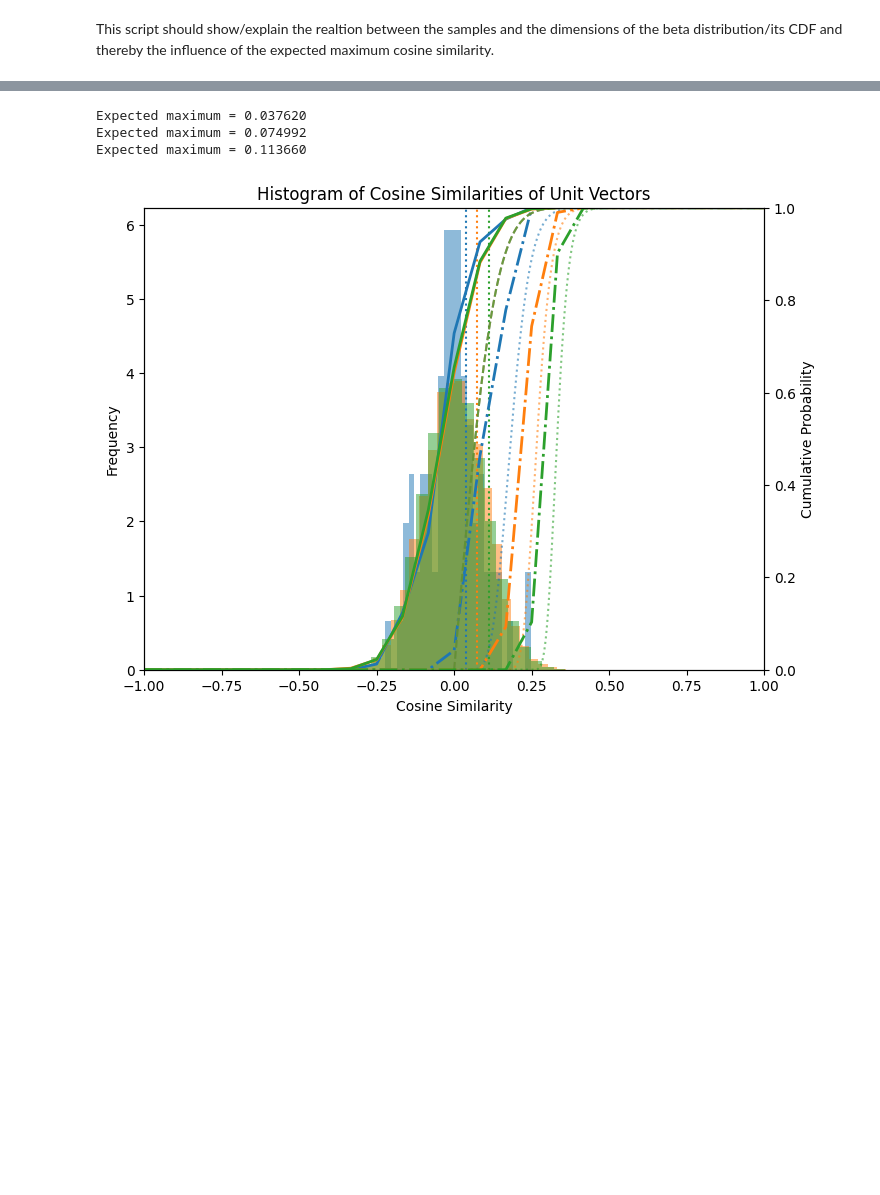
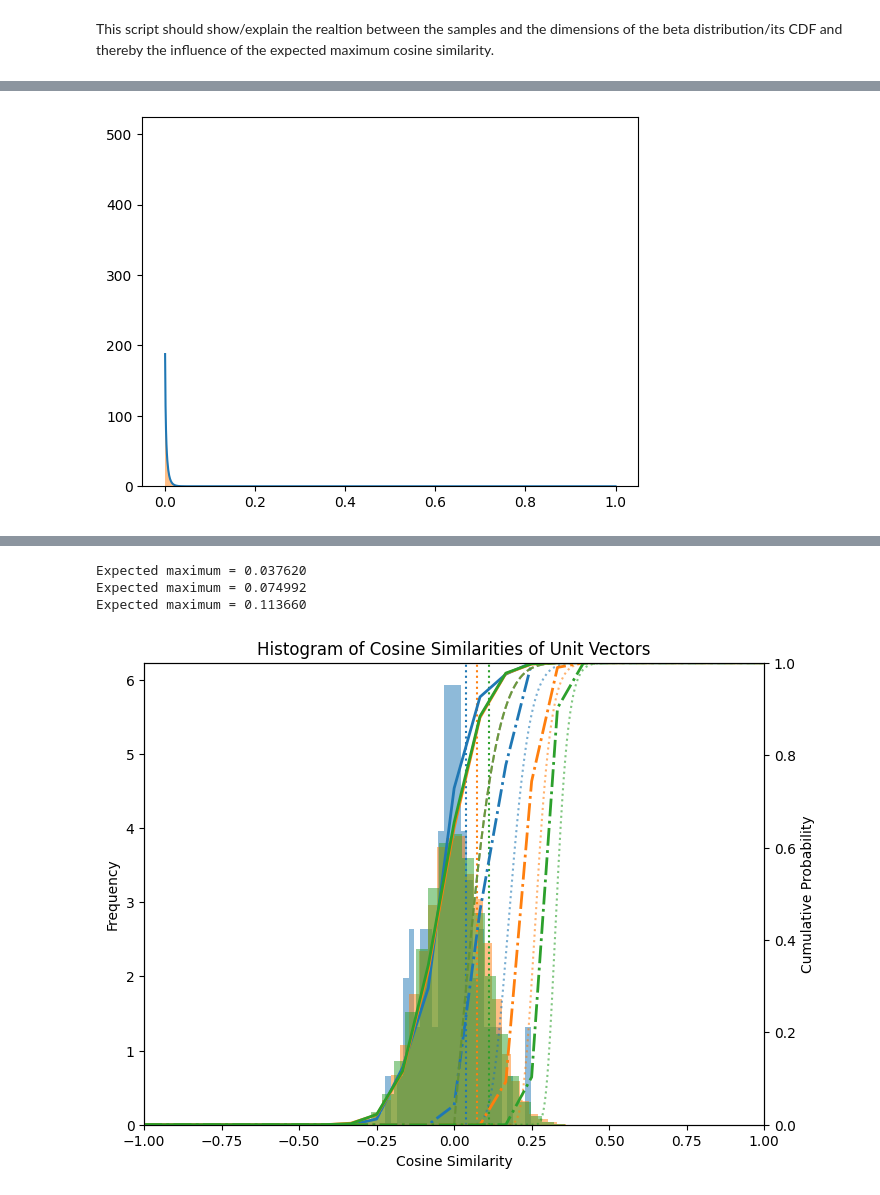
Before and after one commit to Johanna-Engeln/masterthesis_velocity, a Jupyter notebook: script/0707_incompleteBeta.ipynb, the cells around one changed output, grey strips where cells are left out. Cells and saved outputs as stored; diff of their text form; code cells hidden in the pictures; blank space fills up the shorter version.

```diff
--- a/script/0707_incompleteBeta.ipynb
+++ b/script/0707_incompleteBeta.ipynb
@@ -80,0 +71,7 @@ Expected maximum = 0.039097
+# %%
+x = np.linspace(0, 1, len(pdf))
+plt.plot(x, pdf, label='Beta-like Distribution')
+plt.hist(beta_like, bins=100, density=True, alpha=0.5)
+plt.show()
+# %% [output]
+[figure, added]
```
Also changed, not shown: parts of 6 cells of this notebook, 1 other file.
